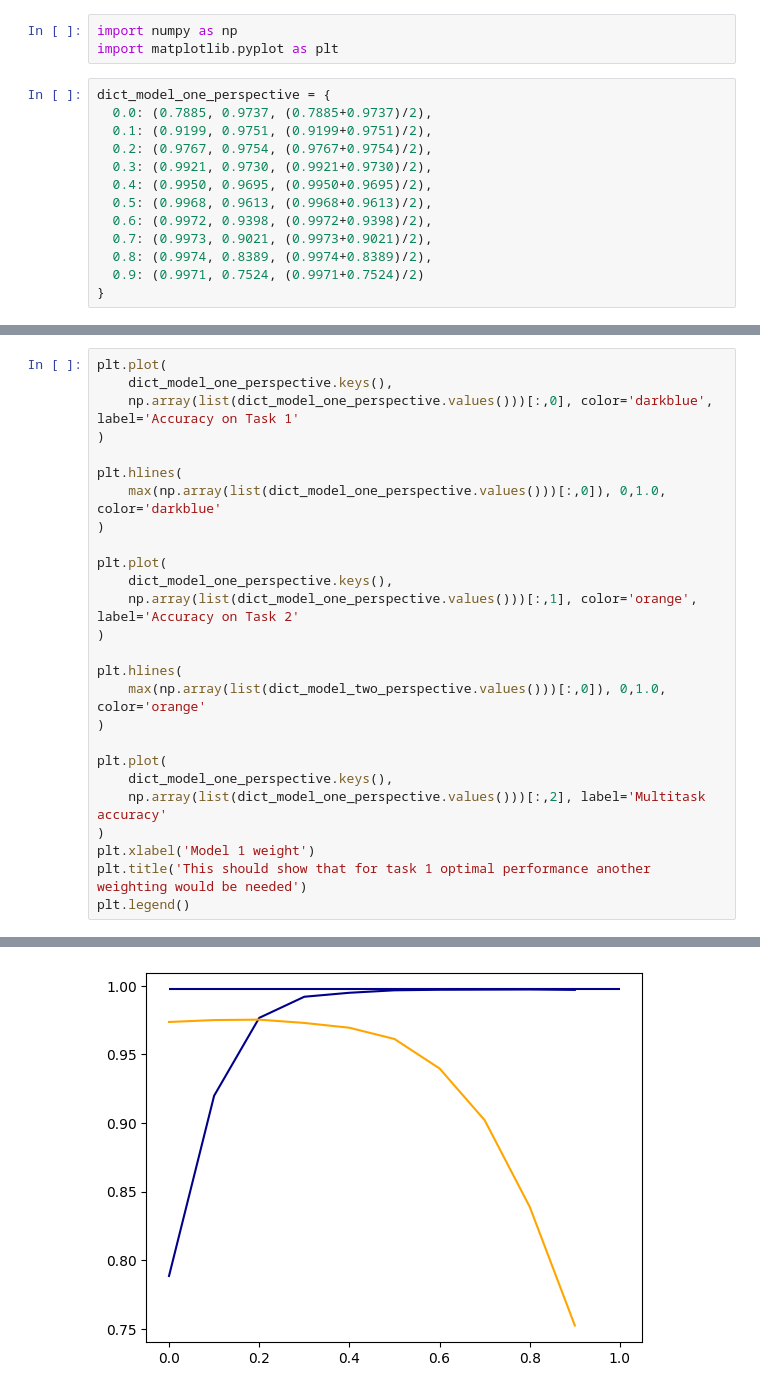
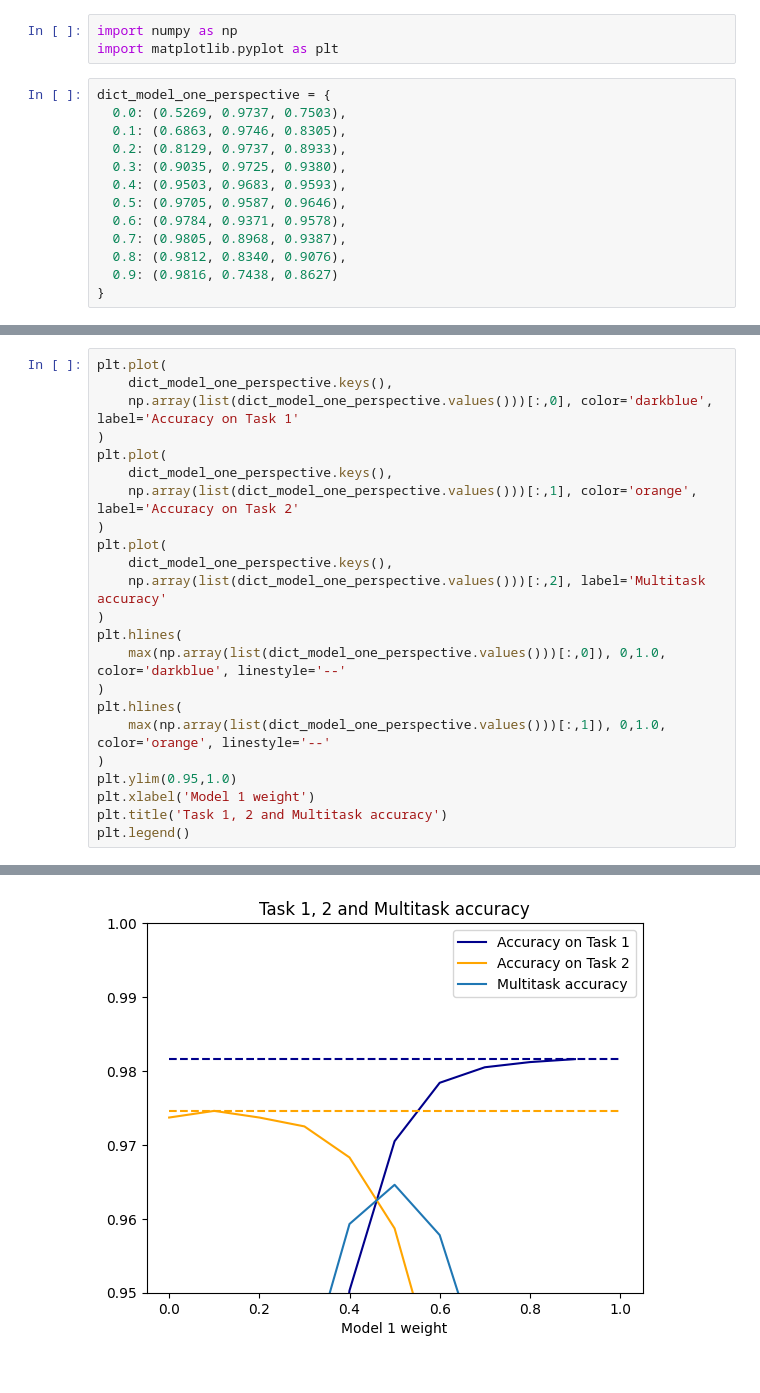
Before and after one commit to dennis-grinwald/task_vectors, a Jupyter notebook: analysis/test.ipynb, the cells around one changed output, grey strips where cells are left out. Drawn from its saved outputs; the diff is of its cells as text.

```diff
--- a/analysis/test.ipynb
+++ b/analysis/test.ipynb
@@ -3,14 +3,14 @@ import numpy as np
 import matplotlib.pyplot as plt
 # %%
 dict_model_one_perspective = {
-  0.0: (0.7885, 0.9737, (0.7885+0.9737)/2),
-  0.1: (0.9199, 0.9751, (0.9199+0.9751)/2),
-  0.2: (0.9767, 0.9754, (0.9767+0.9754)/2),
-  0.3: (0.9921, 0.9730, (0.9921+0.9730)/2),
-  0.4: (0.9950, 0.9695, (0.9950+0.9695)/2),
-  0.5: (0.9968, 0.9613, (0.9968+0.9613)/2),
-  0.6: (0.9972, 0.9398, (0.9972+0.9398)/2),
-  0.7: (0.9973, 0.9021, (0.9973+0.9021)/2),
-  0.8: (0.9974, 0.8389, (0.9974+0.8389)/2),
-  0.9: (0.9971, 0.7524, (0.9971+0.7524)/2)
+  0.0: (0.5269, 0.9737, 0.7503),
+  0.1: (0.6863, 0.9746, 0.8305),
+  0.2: (0.8129, 0.9737, 0.8933),
+  0.3: (0.9035, 0.9725, 0.9380),
+  0.4: (0.9503, 0.9683, 0.9593),
+  0.5: (0.9705, 0.9587, 0.9646),
+  0.6: (0.9784, 0.9371, 0.9578),
+  0.7: (0.9805, 0.8968, 0.9387),
+  0.8: (0.9812, 0.8340, 0.9076),
+  0.9: (0.9816, 0.7438, 0.8627)
 }
@@ -19,25 +36,22 @@ plt.plot(
     dict_model_one_perspective.keys(),
     np.array(list(dict_model_one_perspective.values()))[:,0], color='darkblue', label='Accuracy on Task 1'
 )
-
-plt.hlines(
-    max(np.array(list(dict_model_one_perspective.values()))[:,0]), 0,1.0, color='darkblue'
-)
-
 plt.plot(
     dict_model_one_perspective.keys(),
     np.array(list(dict_model_one_perspective.values()))[:,1], color='orange', label='Accuracy on Task 2'
 )
-
-plt.hlines(
-    max(np.array(list(dict_model_two_perspective.values()))[:,0]), 0,1.0, color='orange'
-)
-
 plt.plot(
     dict_model_one_perspective.keys(),
     np.array(list(dict_model_one_perspective.values()))[:,2], label='Multitask accuracy'
 )
+plt.hlines(
+    max(np.array(list(dict_model_one_perspective.values()))[:,0]), 0,1.0, color='darkblue', linestyle='--'
+)
+plt.hlines(
+    max(np.array(list(dict_model_one_perspective.values()))[:,1]), 0,1.0, color='orange', linestyle='--'
+)
+plt.ylim(0.95,1.0)
 plt.xlabel('Model 1 weight')
-plt.title('This should show that for task 1 optimal performance another weighting would be needed')
+plt.title('Task 1, 2 and Multitask accuracy')
 plt.legend()
 # %% [output]
@@ -45 +59 @@ NameError: name 'dict_model_two_perspective' is not defined
-[figure, old version]
+[figure, new version]
```
Also changed, not shown: parts of 3 cells of this notebook, 1 other file.
